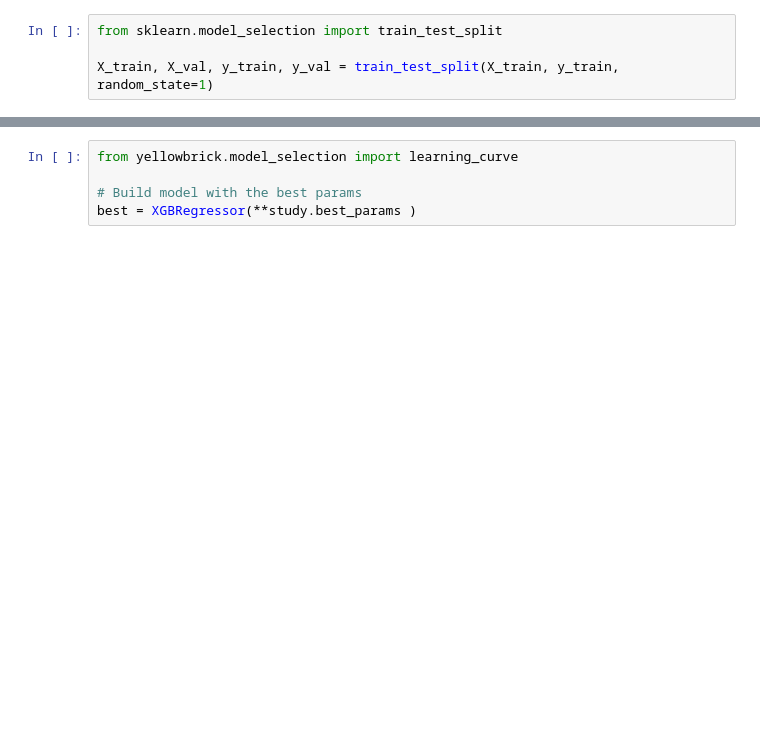
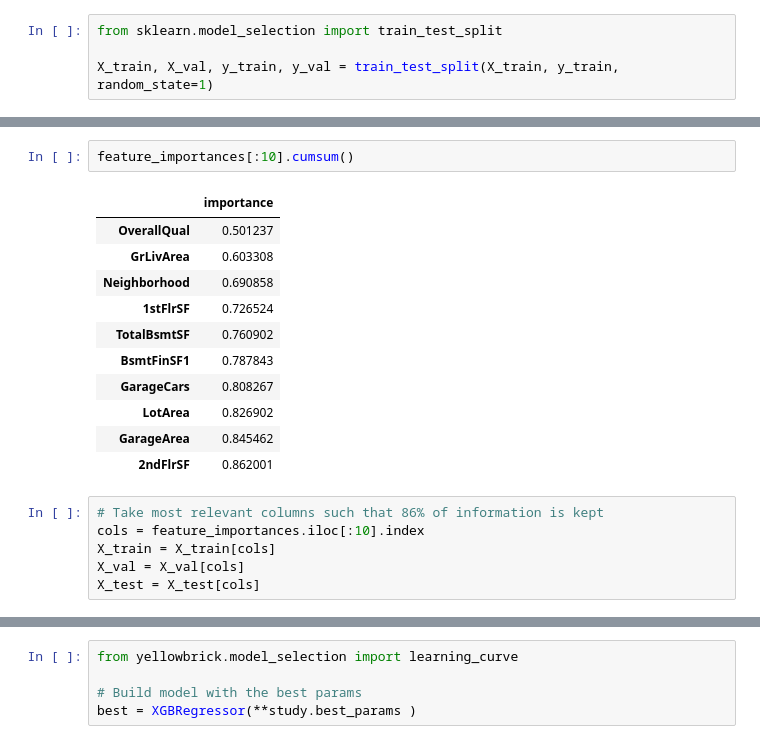
Before and after one commit to tedtdang/Practice-Data-Science, a Jupyter notebook: House price/House price.ipynb, the cells around one changed output, grey strips where cells are left out. Cells and saved outputs as stored; diff of their text form; blank space fills up the shorter version.

```diff
--- a/House price/House price.ipynb
+++ b/House price/House price.ipynb
@@ -87,0 +80,20 @@ X_train, X_val, y_train, y_val = train_test_split(X_train, y_train, random_state
+# %%
+feature_importances[:10].cumsum()
+# %% [output]
+|  | importance |
+| OverallQual | 0.501237 |
+| GrLivArea | 0.603308 |
+| Neighborhood | 0.690858 |
+| 1stFlrSF | 0.726524 |
+| TotalBsmtSF | 0.760902 |
+| BsmtFinSF1 | 0.787843 |
+| GarageCars | 0.808267 |
+| LotArea | 0.826902 |
+| GarageArea | 0.845462 |
+| 2ndFlrSF | 0.862001 |
+# %%
+# Take most relevant columns such that 86% of information is kept
+cols = feature_importances.iloc[:10].index
+X_train = X_train[cols]
+X_val = X_val[cols]
+X_test = X_test[cols]
```
Also changed, not shown: parts of 7 cells of this notebook, 1 other file.
